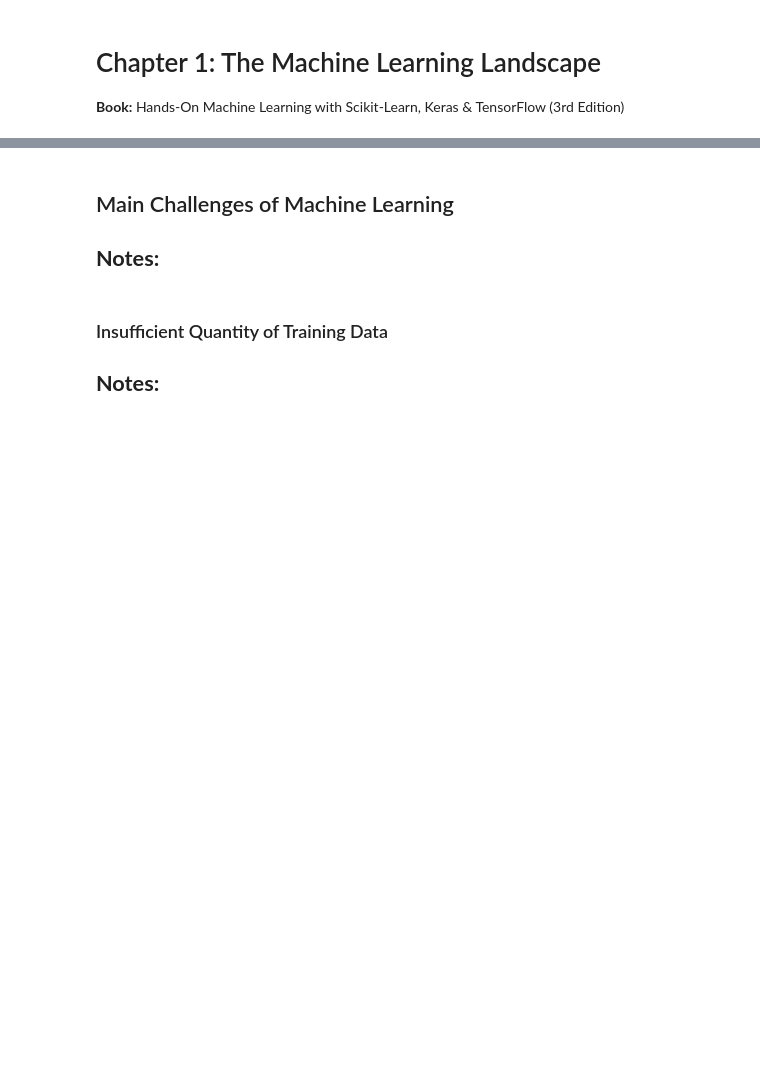
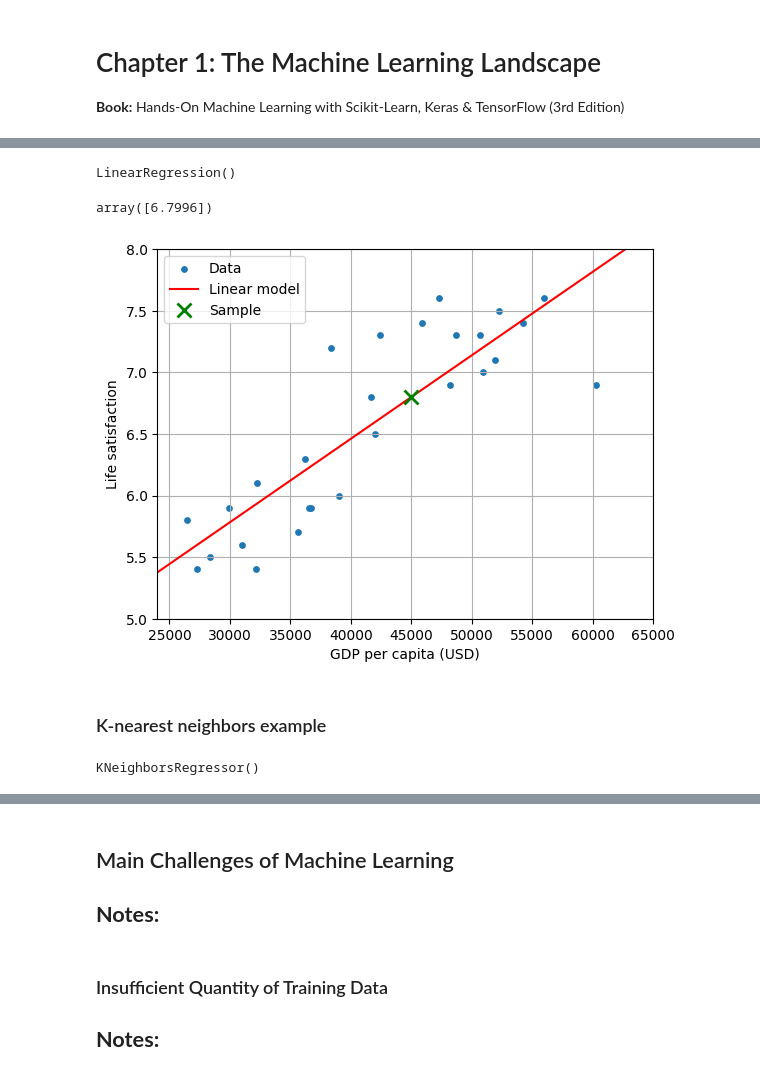
Before and after one commit to tsarevboris/ai-explore, a Jupyter notebook: notebooks/learn/handson-ml/ch01_ml_landscape.ipynb, the cells around one changed output, grey strips where cells are left out. Drawn from its saved outputs; the diff is of its cells as text; code cells hidden in the pictures; blank space fills up the shorter version.

```diff
--- a/notebooks/learn/handson-ml/ch01_ml_landscape.ipynb
+++ b/notebooks/learn/handson-ml/ch01_ml_landscape.ipynb
@@ -38,0 +50,40 @@ ML is great for:
+# %%
+from sklearn.linear_model import LinearRegression
+
+model = LinearRegression()
+model.fit(X, y)
+# %% [output]
+LinearRegression()
+# %%
+X_sample = [[45000]]
+y_sample = model.predict(X_sample)
+y_sample
+# %% [output]
+array([6.7996])
+# %%
+X_line = [[24000], [65000]]
+y_line = model.predict(X_line)
+
+plt.scatter(X, y, label="Data", s=15)
+plt.plot(X_line, y_line, 'r-', label="Linear model")
+plt.plot(X_sample, y_sample, 'gx', label="Sample", markersize=10, markeredgewidth=2)
+plt.xlabel("GDP per capita (USD)")
+plt.ylabel("Life satisfaction")
+plt.axis([24000, 65000, 5, 8])
+plt.grid(True)
+plt.legend()
+plt.show()
+# %% [output]
+[figure, added]
+# %% [markdown]
+### K-nearest neighbors example
+# %%
+from sklearn.neighbors import KNeighborsRegressor
+
+n_model_3 = KNeighborsRegressor(n_neighbors=3)
+n_model_3.fit(X, y)
+
+n_model_5 = KNeighborsRegressor(n_neighbors=5)
+n_model_5.fit(X, y)
+# %% [output]
+KNeighborsRegressor()
```
Also changed, not shown: parts of 7 cells of this notebook.
